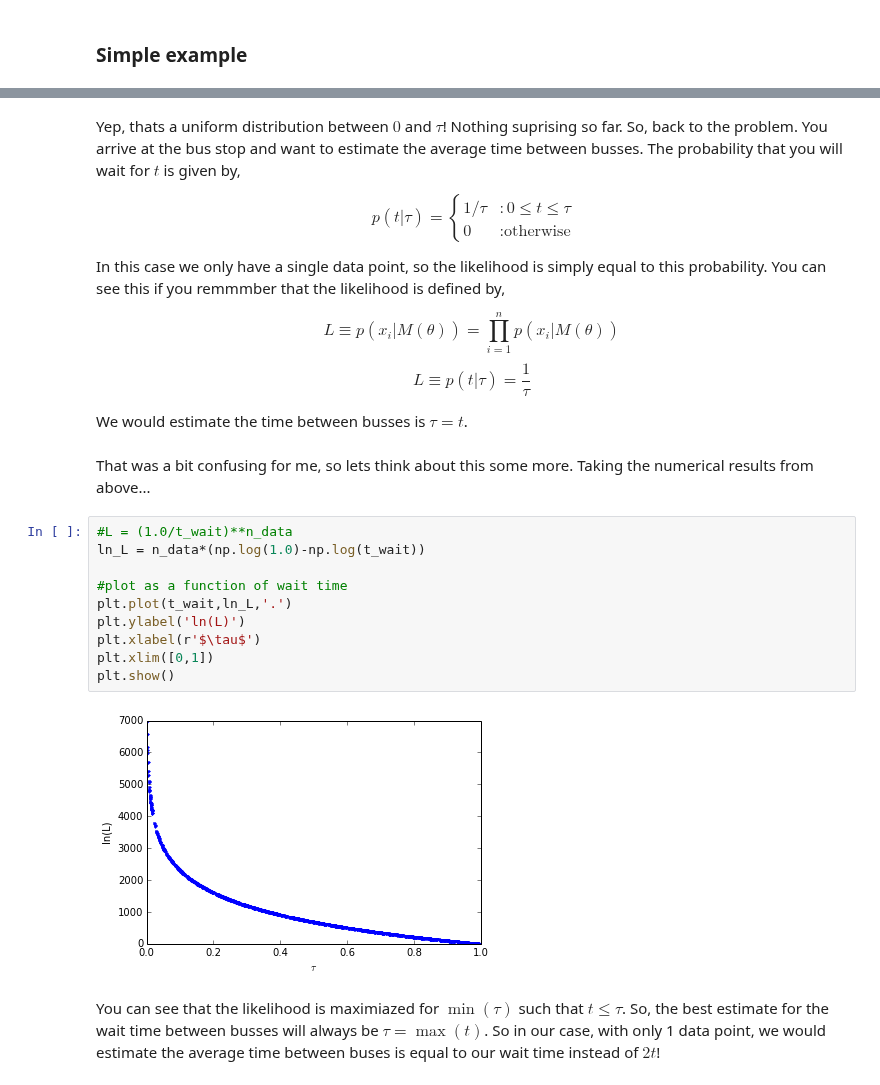
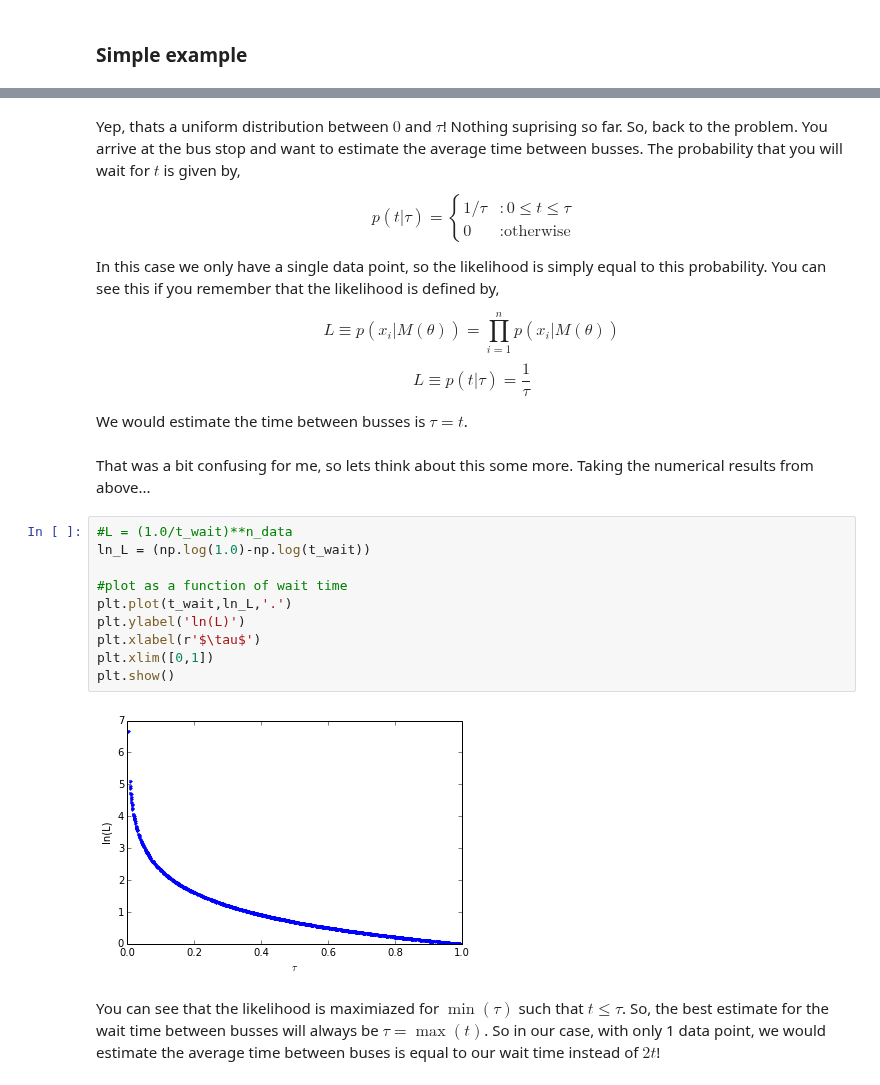
Before and after one commit to YastroML/YastroML, a Jupyter notebook: Session8_140502/ch_5.1_5.3.ipynb, the cells around one changed output, grey strips where cells are left out. Saved outputs shown, nothing was run; the diff lists cells and outputs as text.

```diff
--- a/Session8_140502/ch_5.1_5.3.ipynb
+++ b/Session8_140502/ch_5.1_5.3.ipynb
@@ -105,7 +101,7 @@ p(t|\tau) = \left\{
 \right.
 \end{equation}
 
-In this case we only have a single data point, so the likelihood is simply equal to this probability.  You can see this if you remmmber that the likelihood is defined by,
+In this case we only have a single data point, so the likelihood is simply equal to this probability.  You can see this if you remember that the likelihood is defined by,
 
 \begin{equation}
 L \equiv p({x_i}|M(\theta))=\prod_{i=1}^{n}p(x_i|M(\theta))
@@ -119,16 +115,16 @@ We would estimate the time between busses is $\tau=t$.
 That was a bit confusing for me, so lets think about this some more.  Taking the numerical results from above...
 # %%
 #L = (1.0/t_wait)**n_data
-ln_L = n_data*(np.log(1.0)-np.log(t_wait))
+ln_L = (np.log(1.0)-np.log(t_wait))
 
 #plot as a function of wait time
 plt.plot(t_wait,ln_L,'.')
 plt.ylabel('ln(L)')
 plt.xlabel(r'$\tau$')
 plt.xlim([0,1])
 plt.show()
 # %% [output]
-[figure, old version]
+[figure, new version]
 # %% [markdown]
 You can see that the likelihood is maximiazed for $\min(\tau)$ such that $t\leq\tau$.  So, the best estimate for the wait time between busses will always be $\tau=\max(t)$.  So in our case, with only 1 data point, we would estimate the average time between buses is equal to our wait time instead of $2t$!
 # %% [markdown]
```
Also changed, not shown: parts of 9 cells of this notebook, 1 other file.
